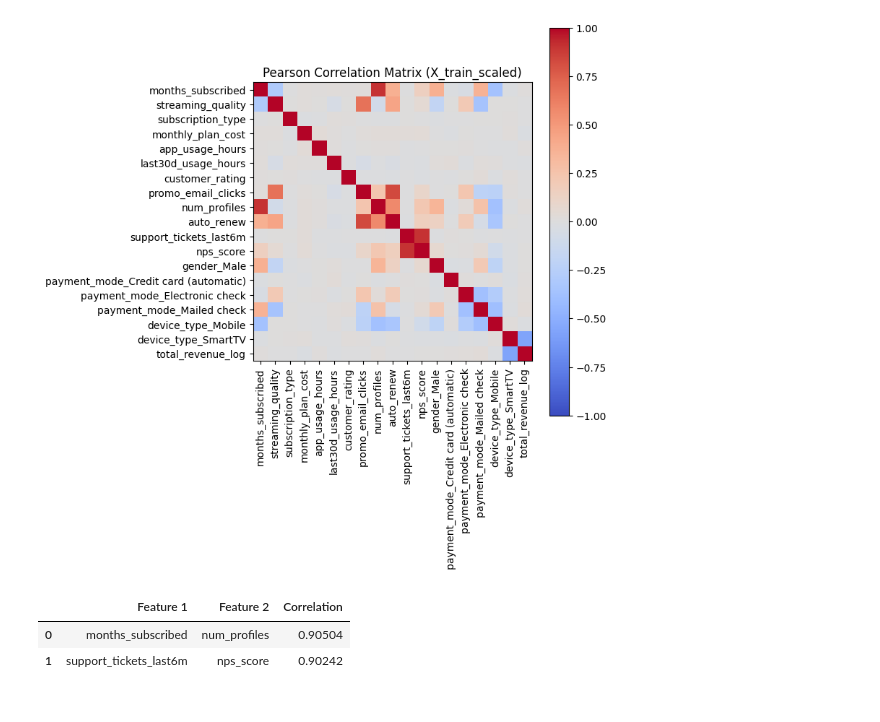
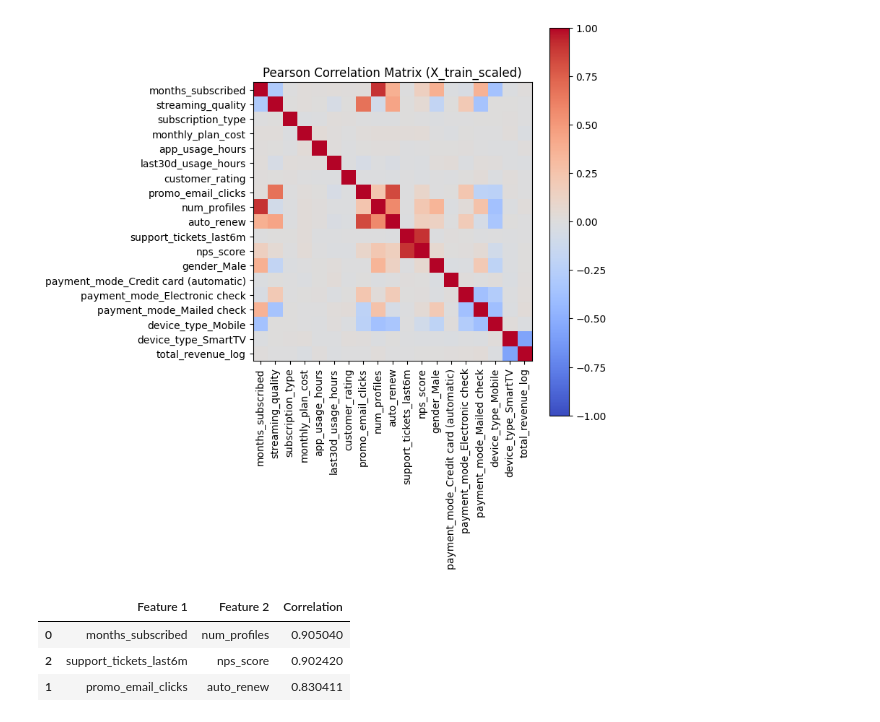
Before and after one commit to sgr-bhati/subscription-churn-analytics-2025, a Jupyter notebook: notebooks/05_Feature_Engg.ipynb, the cells around one changed output. Saved outputs shown, nothing was run; the diff lists cells and outputs as text; code cells hidden in the pictures.

```diff
--- a/notebooks/05_Feature_Engg.ipynb
+++ b/notebooks/05_Feature_Engg.ipynb
@@ -84,29 +86,30 @@ plt.show()
 # %%
 
 # To store high-correlation pairs
 high_corr_pairs = []
 
 # Loop through the correlation matrix
 for i in range(len(corr_matrix.columns)):
     for j in range(i+1, len(corr_matrix.columns)):   # avoid duplicates & self-correlation
         corr_value = corr_matrix.iloc[i, j]
-        if abs(corr_value) > 0.9:
+        if abs(corr_value) > 0.8:
             pair = (
                 corr_matrix.columns[i],
                 corr_matrix.columns[j],
                 abs(corr_value)
             )
             high_corr_pairs.append(pair)
 
 # Convert to DataFrame for a clean view
 high_corr_df = (pd.DataFrame(high_corr_pairs,
                             columns=["Feature 1", "Feature 2", "Correlation"])).sort_values(by="Correlation",ascending=False)
 
 high_corr_df
 # %% [output]
 |  | Feature 1 | Feature 2 | Correlation |
-| 0 | months_subscribed | num_profiles | 0.90504 |
-| 1 | support_tickets_last6m | nps_score | 0.90242 |
+| 0 | months_subscribed | num_profiles | 0.905040 |
+| 2 | support_tickets_last6m | nps_score | 0.902420 |
+| 1 | promo_email_clicks | auto_renew | 0.830411 |
 # %%
 # if going forward with Logistics Model then do Feature selection and remove high collinear features: ["num_profiles","support_tickets_last6m"]
 # and then you can proceed with Logistics Regression model with L1 (Lasso) regularization on the reduced, clean feature set.
```
Also changed, not shown: parts of 2 cells of this notebook, 1 other file.
